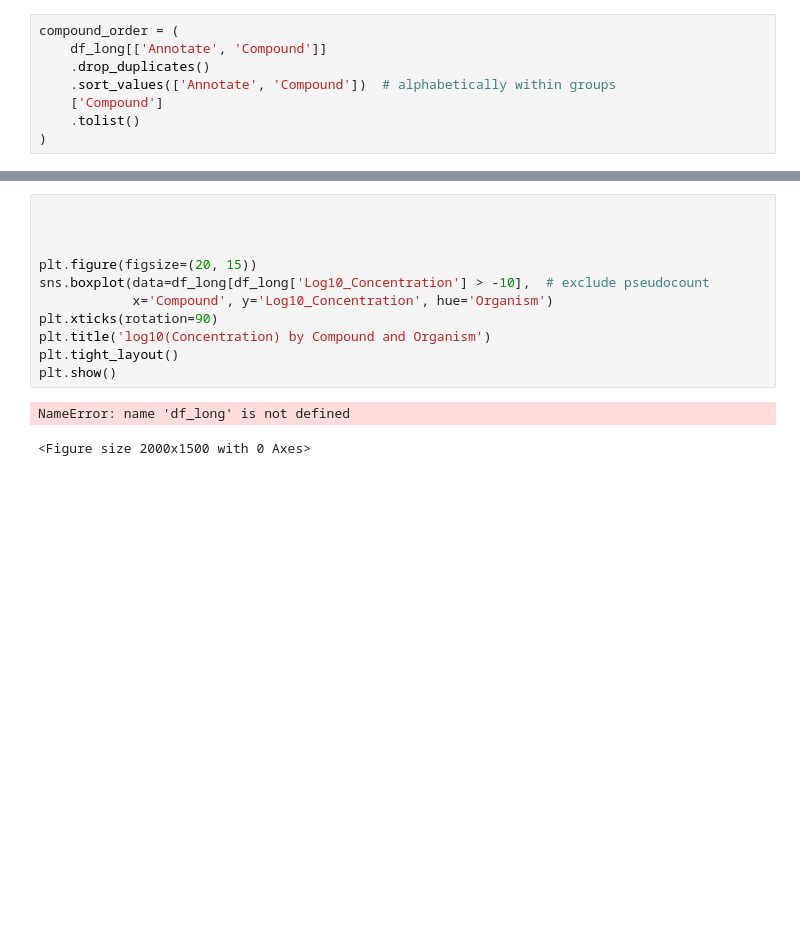
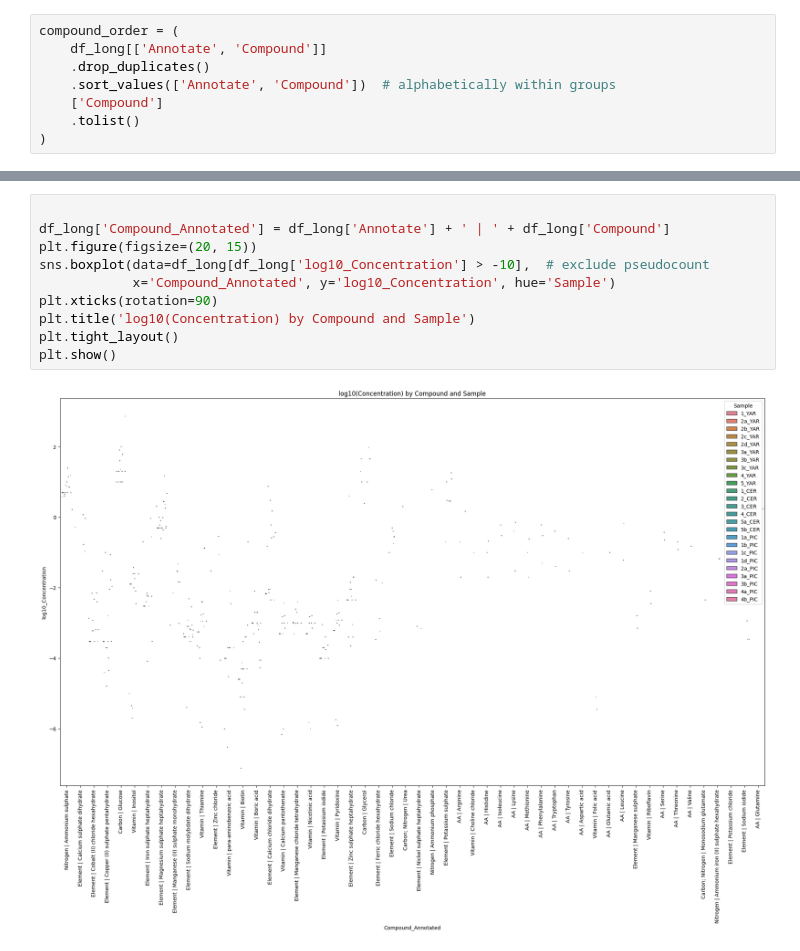
Before and after one commit to subarumuroi/ML_for_rational_design, a Jupyter notebook: MediaDataAnalysis3.ipynb, the cells around one changed output, grey strips where cells are left out. Saved outputs shown, nothing was run; the diff lists cells and outputs as text; blank space fills up the shorter version.

```diff
--- a/MediaDataAnalysis3.ipynb
+++ b/MediaDataAnalysis3.ipynb
@@ -101,14 +102,12 @@ plt.show()
 # %%
 
-
-
+df_long['Compound_Annotated'] = df_long['Annotate'] + ' | ' + df_long['Compound']
 plt.figure(figsize=(20, 15))
-sns.boxplot(data=df_long[df_long['Log10_Concentration'] > -10],  # exclude pseudocount
-            x='Compound', y='Log10_Concentration', hue='Organism')
+sns.boxplot(data=df_long[df_long['log10_Concentration'] > -10],  # exclude pseudocount
+            x='Compound_Annotated', y='log10_Concentration', hue='Sample')
 plt.xticks(rotation=90)
-plt.title('log10(Concentration) by Compound and Organism')
+plt.title('log10(Concentration) by Compound and Sample')
 plt.tight_layout()
 plt.show()
 # %% [output]
-NameError: name 'df_long' is not defined
-<Figure size 2000x1500 with 0 Axes>
+[figure, added]
```
Also changed, not shown: parts of 2 cells of this notebook.
